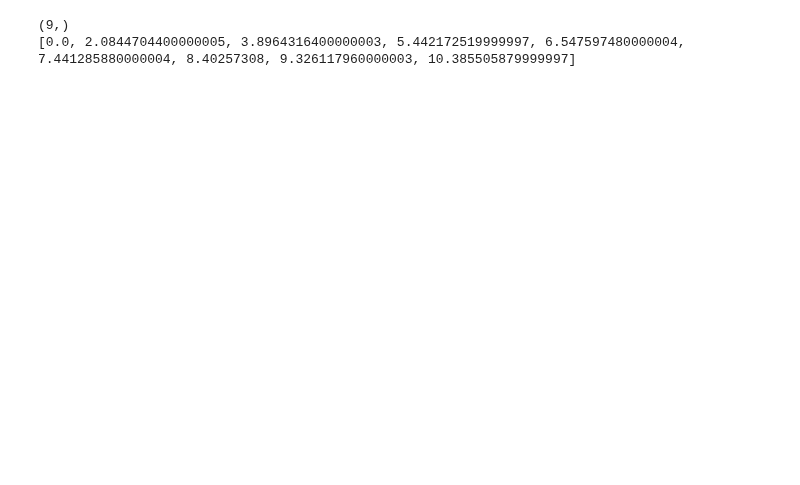
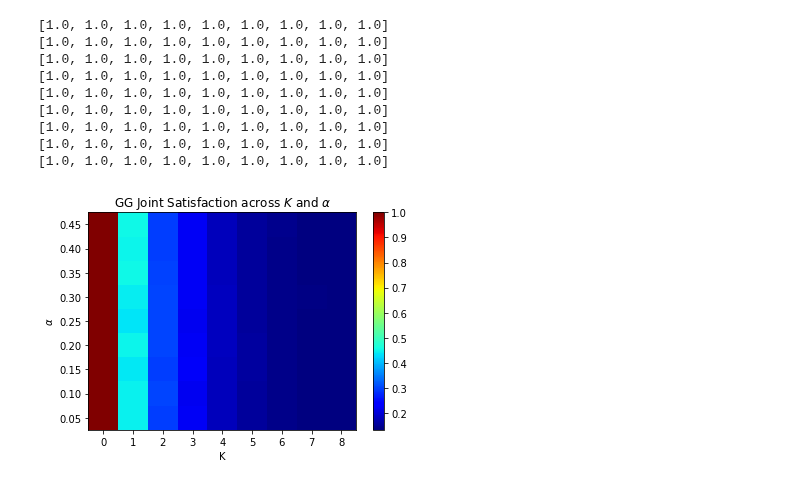
Before and after one commit to baldFemale/OpenInnovationFramework, a Jupyter notebook: Mechanism/MutualDeviation_across_Overlap/Evaluator.ipynb, the cells around one changed output. Drawn from its saved outputs; the diff is of its cells as text; code cells hidden in the pictures; blank space fills up the shorter version.

```diff
--- a/Mechanism/MutualDeviation_across_Overlap/Evaluator.ipynb
+++ b/Mechanism/MutualDeviation_across_Overlap/Evaluator.ipynb
@@ -41,22 +41,65 @@ color_pairs = [[shallow_purple, deep_purple],  [shallow_green, deep_green],
                [shallow_grey, deep_grey]]
 morandi_colors = [morandi_blue, morandi_green, morandi_yellow, morandi_orange, morandi_pink, morandi_red, morandi_purple]
 # %%
-data_folder = r"E:\data\gst-0815-23\Mechanism_3\MutualDeviation_across_K_alpha_0.25"
-gg_climb_file = data_folder + r"\gg_mutual_deviation_across_K"
-gs_climb_file = data_folder + r"\gs_mutual_deviation_across_K"
-ss_climb_file = data_folder + r"\ss_mutual_deviation_across_K"
-sg_climb_file = data_folder + r"\sg_mutual_deviation_across_K"
+data_folder = r"E:\data\gst-0815-23\Mechanism_3\JointSatisfaction_across_alpha"
+alpha_list = [0.05, 0.10, 0.15, 0.20, 0.25, 0.30, 0.35, 0.40, 0.45]
+gg_satisfaction_across_K_alpha, gs_satisfaction_across_K_alpha, ss_satisfaction_across_K_alpha, sg_satisfaction_across_K_alpha = [], [], [], []
+for alpha in alpha_list:
+    gg_confusion_file = data_folder + r"\gg_joint_satisfaction_across_K_alpha_{0}".format(alpha)
+    gs_confusion_file = data_folder + r"\gs_joint_satisfaction_across_K_alpha_{0}".format(alpha)
+    ss_confusion_file = data_folder + r"\ss_joint_satisfaction_across_K_alpha_{0}".format(alpha)
+    sg_confusion_file = data_folder + r"\sg_joint_satisfaction_across_K_alpha_{0}".format(alpha)
 
-with open(gg_climb_file, 'rb') as infile:
-    gg_climb = pickle.load(infile)
-with open(gs_climb_file, 'rb') as infile:
-    gs_climb = pickle.load(infile)
-with open(ss_climb_file, 'rb') as infile:
-    ss_climb = pickle.load(infile)
-with open(sg_climb_file, 'rb') as infile:
-    sg_climb = pickle.load(infile)
-print(np.array(gg_climb).shape)
-print(gg_climb)
+    with open(gg_confusion_file, 'rb') as infile:
+        gg_confusion = pickle.load(infile)
+    with open(gs_confusion_file, 'rb') as infile:
+        gs_confusion = pickle.load(infile)
+    with open(ss_confusion_file, 'rb') as infile:
+        ss_confusion = pickle.load(infile)
+    with open(sg_confusion_file, 'rb') as infile:
+        sg_confusion = pickle.load(infile)
+
+    gg_satisfaction_across_K_alpha.append(gg_confusion)
+    gs_satisfaction_across_K_alpha.append(gs_confusion)
+    ss_satisfaction_across_K_alpha.append(ss_confusion)
+    sg_satisfaction_across_K_alpha.append(sg_confusion)
+    print(sg_confusion)
+# print(np.array(ss_satisfaction_across_K_alpha).shape)
+# print(gs_satisfaction_across_K_alpha)
+# print(sg_satisfaction_across_K_alpha)
 # %% [output]
-(9,)
-[0.0, 2.0844704400000005, 3.8964316400000003, 5.442172519999997, 6.547597480000004, 7.441285880000004, 8.40257308, 9.326117960000003, 10.385505879999997]
+[1.0, 1.0, 1.0, 1.0, 1.0, 1.0, 1.0, 1.0, 1.0]
+[1.0, 1.0, 1.0, 1.0, 1.0, 1.0, 1.0, 1.0, 1.0]
+[1.0, 1.0, 1.0, 1.0, 1.0, 1.0, 1.0, 1.0, 1.0]
+[1.0, 1.0, 1.0, 1.0, 1.0, 1.0, 1.0, 1.0, 1.0]
+[1.0, 1.0, 1.0, 1.0, 1.0, 1.0, 1.0, 1.0, 1.0]
+[1.0, 1.0, 1.0, 1.0, 1.0, 1.0, 1.0, 1.0, 1.0]
+[1.0, 1.0, 1.0, 1.0, 1.0, 1.0, 1.0, 1.0, 1.0]
+[1.0, 1.0, 1.0, 1.0, 1.0, 1.0, 1.0, 1.0, 1.0]
+[1.0, 1.0, 1.0, 1.0, 1.0, 1.0, 1.0, 1.0, 1.0]
+# %%
+# heatmap figure to replace the 3D surface
+import numpy as np
+import matplotlib.pyplot as plt
+K_list = [0, 1, 2, 3, 4, 5, 6, 7, 8]
+# Generate some sample data
+x = K_list
+y = alpha_list
+X, Y = np.meshgrid(x, y)     # Create a grid of x and y values
+gg_fitness_across_alpha = np.array(gg_satisfaction_across_K_alpha)
+z = gg_fitness_across_alpha
+# Create the 2D color plot
+plt.pcolormesh(x, y, z, cmap='jet')
+plt.colorbar()  # Add a colorbar for reference
+
+# Set the axis labels and title
+plt.xlabel('K')
+plt.xticks(x)
+# plt.yticks(y)
+plt.ylabel('$\\alpha$')
+plt.title('GG Joint Satisfaction across $K$ and $\\alpha$')
+plt.savefig(data_folder + r"\GG_satisfaction.png", transparent=True, dpi=300)
+# Display the plot
+plt.show()
+# %% [output]
+[figure, added]
```
Also changed, not shown: parts of 4 cells of this notebook, 8 other files.
